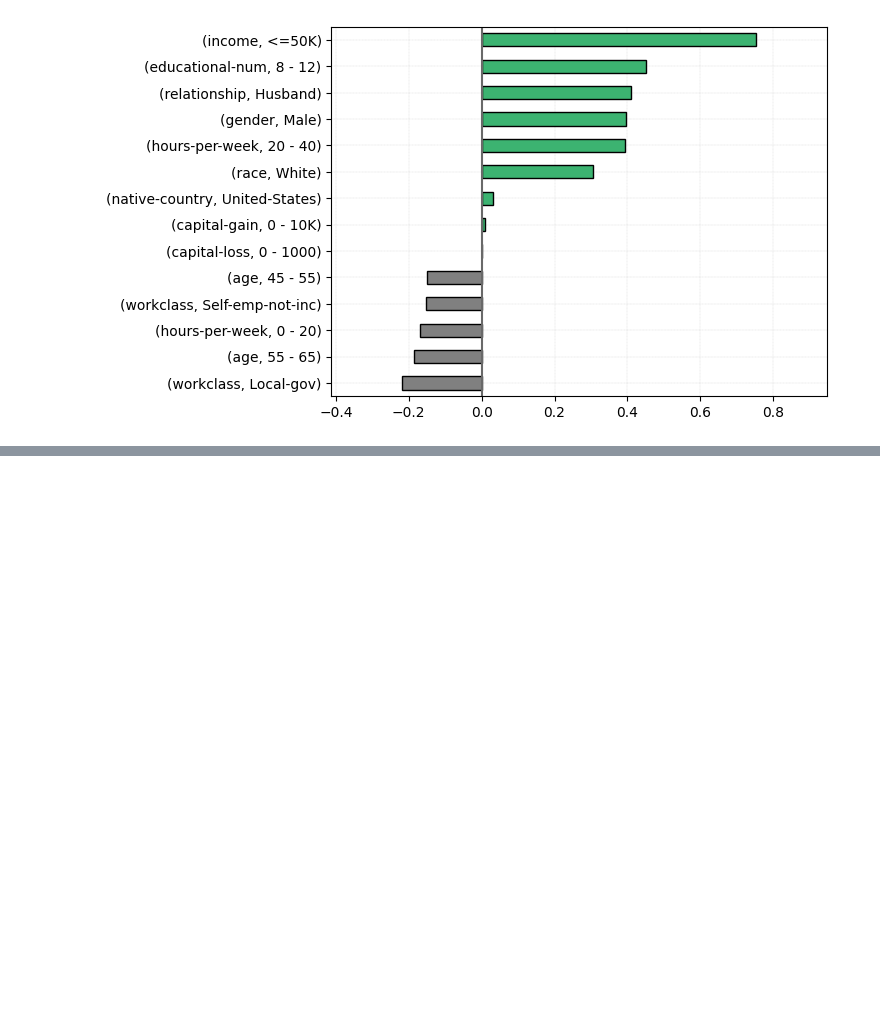
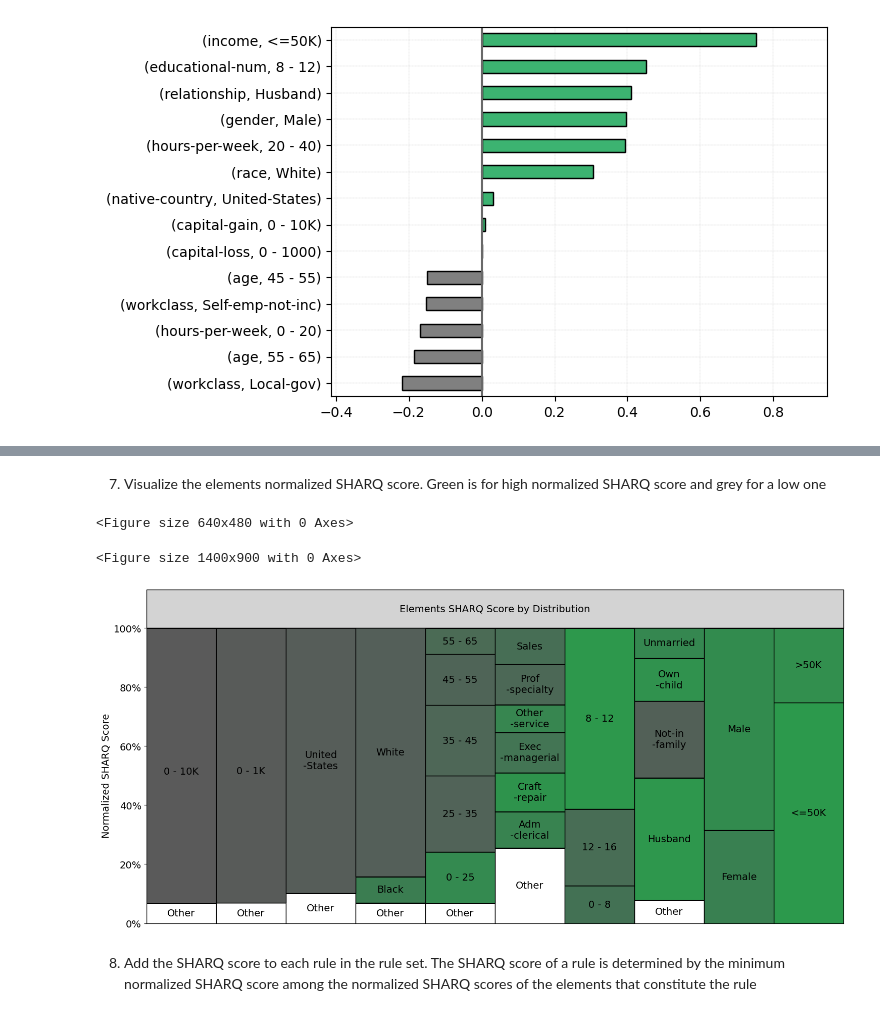
Before and after one commit to hadarib123/SHARQ-demo, a Jupyter notebook: example_notebook_demo_adult.ipynb, the cells around one changed output, grey strips where cells are left out. Drawn from its saved outputs; the diff is of its cells as text; code cells hidden in the pictures; blank space fills up the shorter version.

```diff
--- a/example_notebook_demo_adult.ipynb
+++ b/example_notebook_demo_adult.ipynb
@@ -52,0 +61,10 @@ sharq.get_attributes_visualization(top_bottom_elements_num=5)
+# %% [markdown]
+7. Visualize the elements normalized SHARQ score. Green is for high normalized SHARQ score and grey for a low one
+# %%
+sharq.get_elements_sharq_distribution_visualization()
+# %% [output]
+<Figure size 640x480 with 0 Axes>
+<Figure size 1400x900 with 0 Axes>
+[figure, added]
+# %% [markdown]
+8. Add the SHARQ score to each rule in the rule set. The SHARQ score of a rule is determined by the minimum normalized SHARQ score among the normalized SHARQ scores of the elements that constitute the rule
```
Also changed, not shown: parts of 24 cells of this notebook.
